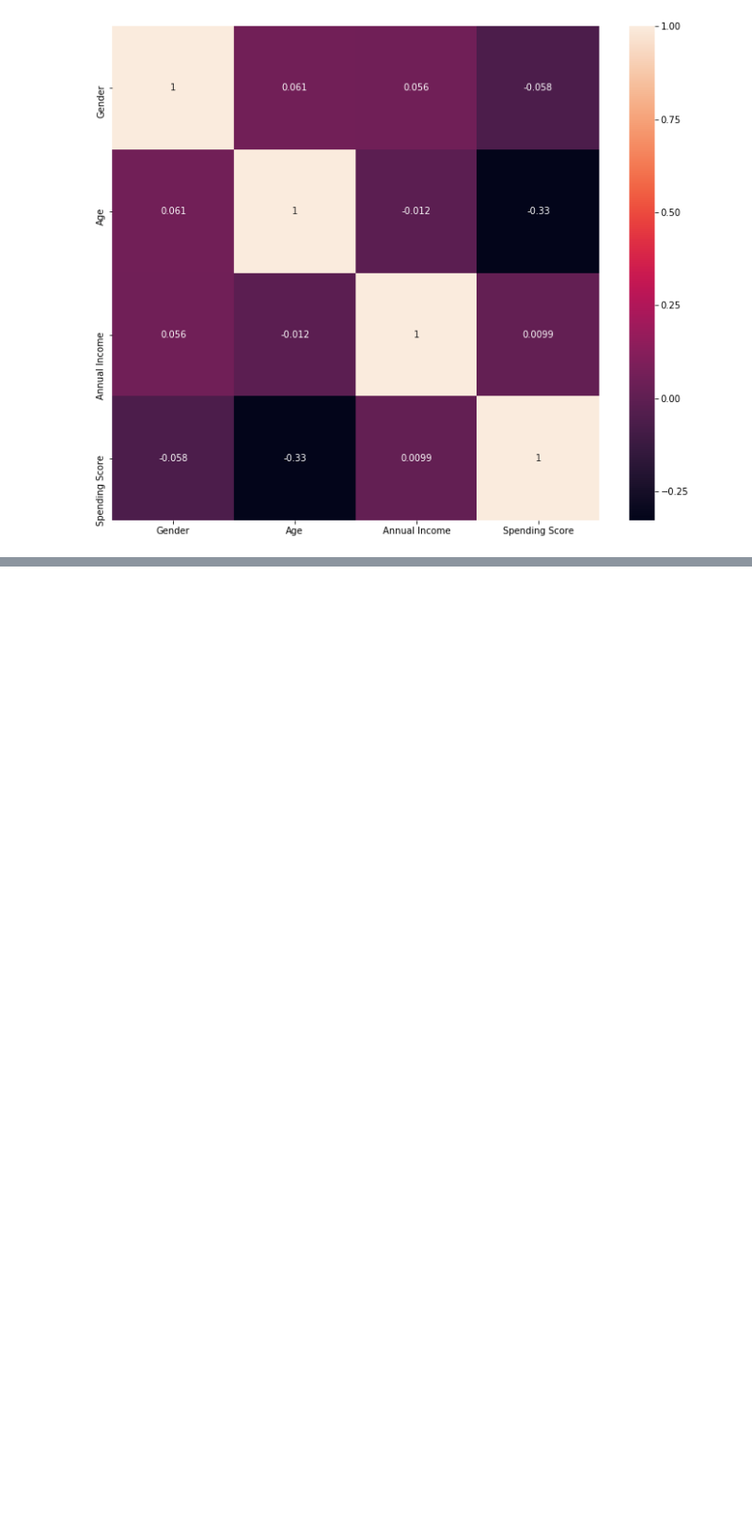
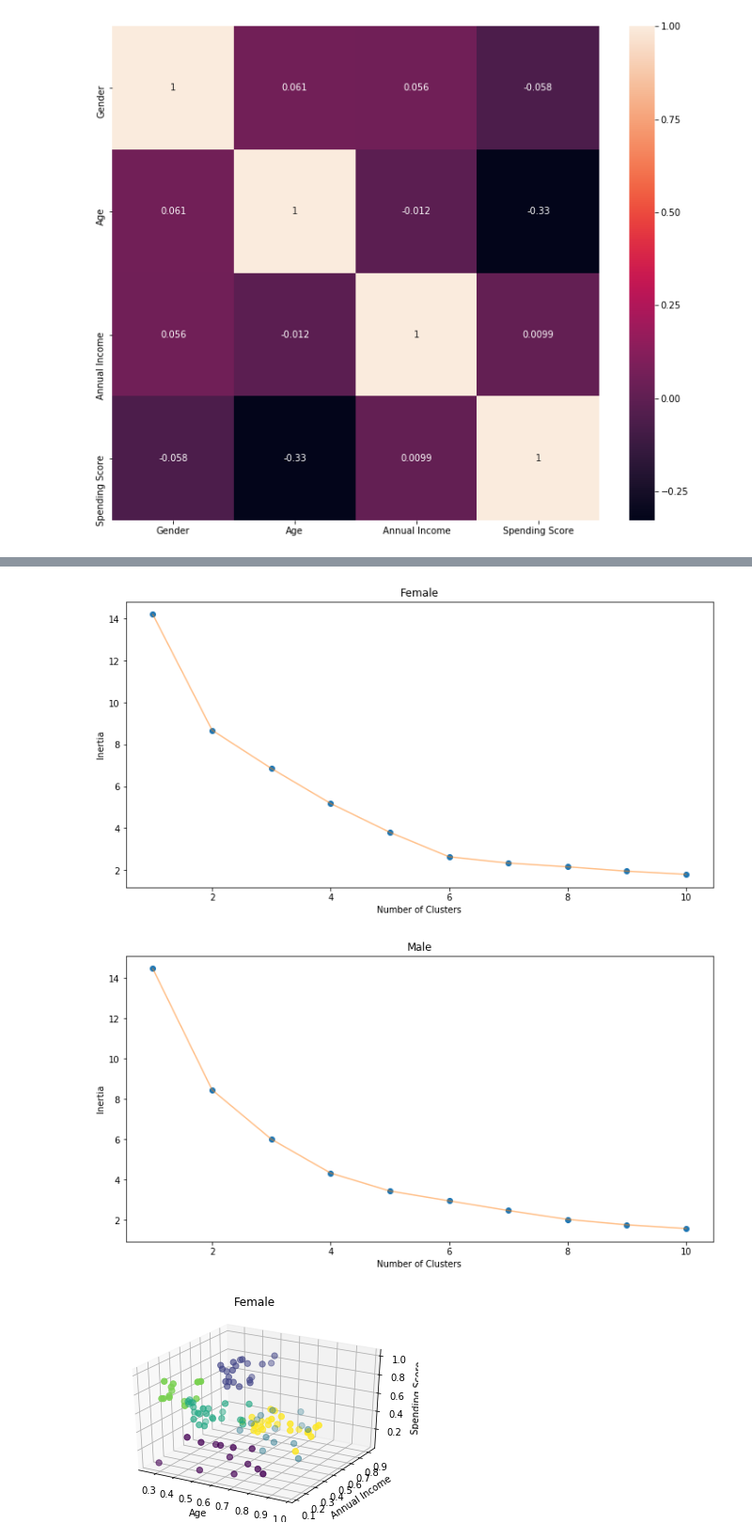
Before and after one commit to KimDoubleB/DS_Tutorials, a Jupyter notebook: Clustering_customer.ipynb, the cells around one changed output, grey strips where cells are left out. Shown at 94% size. Saved outputs shown, nothing was run; the diff lists cells and outputs as text; code cells hidden in the pictures; blank space fills up the shorter version.

```diff
--- a/Clustering_customer.ipynb
+++ b/Clustering_customer.ipynb
@@ -265,0 +152,74 @@ plt.scatter()
+# %%
+# 후 k-means 사용 시, 군집의 개수를 inertia를 활용해서 정해보자.
+def inertia_plot(inertia, gender):
+    plt.figure(1, figsize = (12,6))
+    plt.plot(np.arange(1, 11), inertia, 'o')
+    plt.plot(np.arange(1, 11), inertia, '-', alpha = 0.5)
+    plt.xlabel('Number of Clusters')
+    plt.ylabel('Inertia')
+    if gender == 0:
+        title = "Female"
+    else:
+        title = "Male"
+
+    plt.title(title)
+    plt.show()
+# %%
+# 이전 결과에서 성별이 클러스터를 완전히 반으로 나눠버렸다.
+# 하지만 고객의 소비성향을 보고 마케팅 전략을 구상하는 것이 목표므로 성별로만 나뉘어져서는 안된다.
+# 성별을 먼저 나누고 학습해보자.
+
+# 성별에 따른 결과 리스트
+df_gender = []
+
+# 0: Female, 1: Male
+for gender in range(2):
+    # 해당하는 성별 데이터 추출
+    dfg = df[df.Gender == gender]
+    dfg = dfg.reset_index(drop=True)
+
+    inertia = []
+    for n in range(1, 11):
+        # K-means algorithm
+        kmeans = KMeans(n_clusters = n, init = 'k-means++', n_init = 10, random_state = 0).fit(dfg)
+        inertia.append(kmeans.inertia_)
+
+    inertia_plot(inertia, gender)
+# 둘 다 클러스터의 개수로는 4~6로 적정할 것이라 판단.
+# ==> 둘 다 클러스터의 개수로 6를 잡아보자.
+
+    clusters = 6
+    # K-means algorithm
+    kmeans = KMeans(n_clusters = clusters,init = 'k-means++', n_init = 10, random_state = 0).fit_predict(dfg)
+    cluster = pd.DataFrame(kmeans, columns=['cluster'])
+
+    result = pd.concat([dfg, cluster], axis = 1)
+    df_gender.append(result) # list append
+
+
+# Clustering 시각화
+for gender in range(len(df_gender)):
+    result = df_gender[gender]
+
+    # 3D 시각화
+    fig = plt.figure()
+    ax = fig.add_subplot(111, projection='3d')
+    ax.scatter(result['Age'], result['Annual Income'],result['Spending Score'], c = result['cluster'], s = 40)
+    if gender == 0:
+        title = "Female"
+    else:
+        title = "Male"
+
+    ax.title.set_text(title)
+    ax.set_xlabel('Age')
+    ax.set_ylabel('Annual Income')
+    ax.set_zlabel('Spending Score')
+    plt.show()
+
+# 어느정도 효과적인 결론이 도출되긴 어려운 것 같다.
+# Annual income과 Spending score // Age와 Spending score
+# 이렇게 2차원씩 시각화 해보자.
+# %% [output]
+[figure, added]
+[figure, added]
+[figure, added]
```
Also changed, not shown: parts of 11 cells of this notebook.
